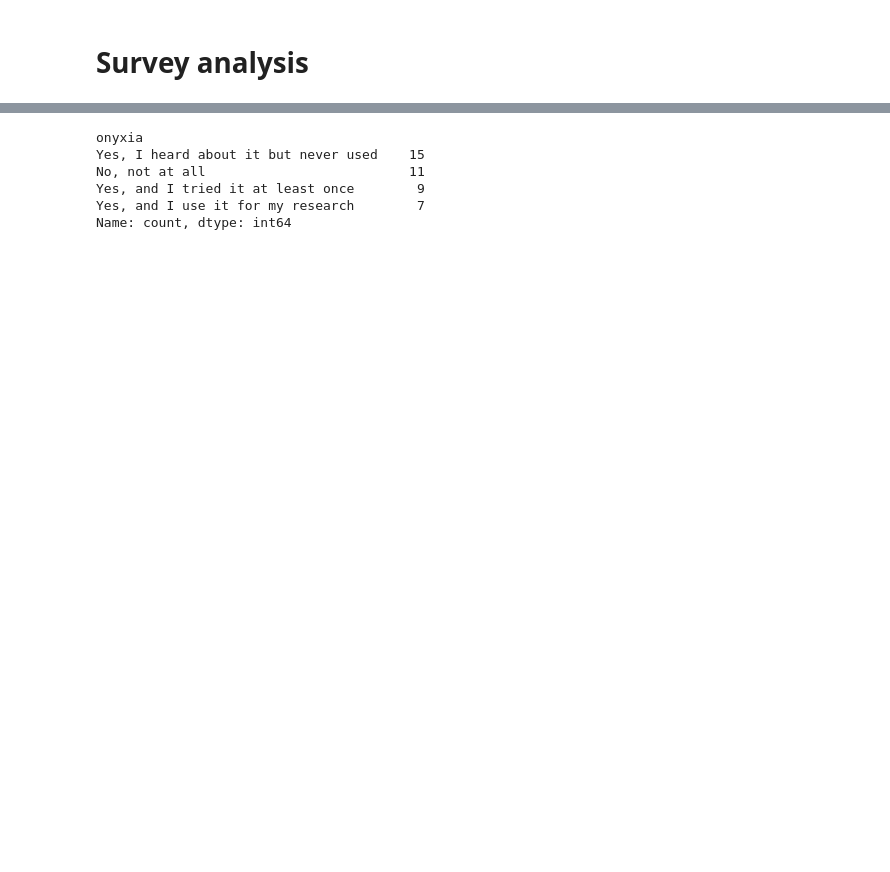
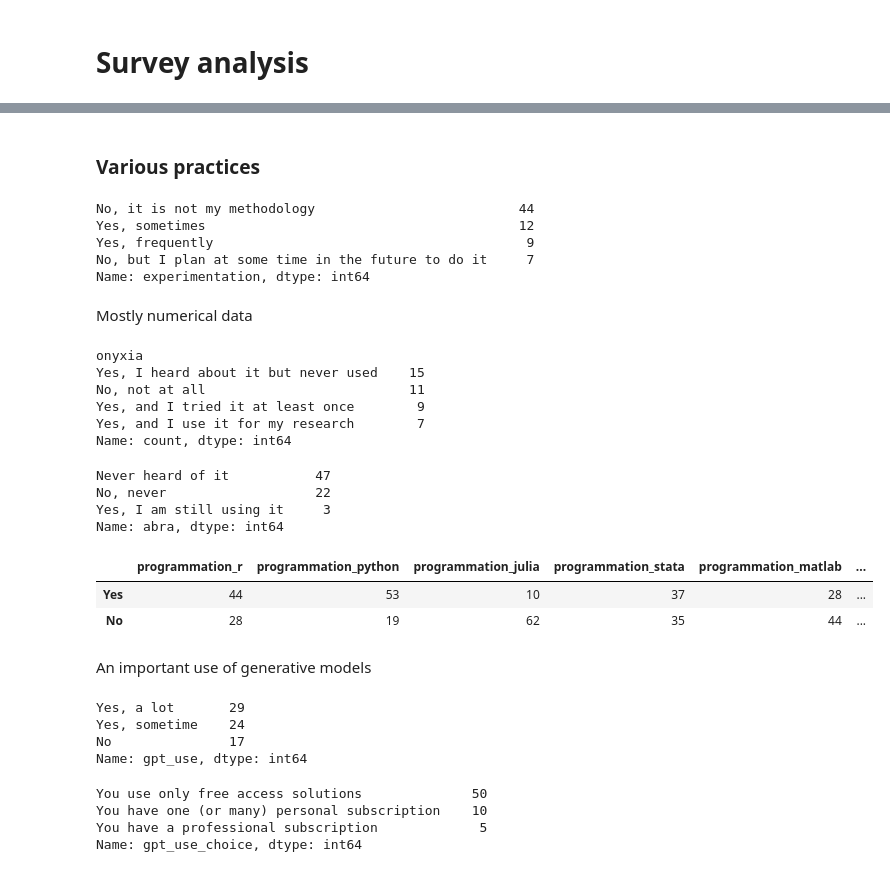
Before and after one commit to emilienschultz/survey-software-crest, a Jupyter notebook: notebooks/Analyze.ipynb, the cells around one changed output, grey strips where cells are left out. Drawn from its saved outputs; the diff is of its cells as text; code cells hidden in the pictures; blank space fills up the shorter version.

```diff
--- a/notebooks/Analyze.ipynb
+++ b/notebooks/Analyze.ipynb
@@ -78,3 +291,15 @@ Name: essential_software, dtype: object
+# %% [markdown]
+### Various practices
+# %%
+df["experimentation"].value_counts()
+# %% [output]
+No, it is not my methodology                          44
+Yes, sometimes                                        12
+Yes, frequently                                        9
+No, but I plan at some time in the future to do it     7
+Name: experimentation, dtype: int64
+# %% [markdown]
+Mostly numerical data
 # %%
 df["onyxia"].value_counts()
 # %% [output]
@@ -84,3 +309,32 @@ No, not at all                          11
 Yes, and I tried it at least once        9
 Yes, and I use it for my research        7
 Name: count, dtype: int64
+# %%
+df["abra"].value_counts()
+# %% [output]
+Never heard of it           47
+No, never                   22
+Yes, I am still using it     3
+Name: abra, dtype: int64
+# %%
+pd.concat({v:df[v].value_counts() for v in ["programmation_r", "programmation_python", "programmation_julia", "programmation_stata", "programmation_matlab", "programmation_sas"]}, axis=1)
+# %% [output]
+|  | programmation_r | programmation_python | programmation_julia | programmation_stata | programmation_matlab | ... |
+| Yes | 44 | 53 | 10 | 37 | 28 | ... |
+| No | 28 | 19 | 62 | 35 | 44 | ... |
+# %% [markdown]
+An important use of generative models
+# %%
+df["gpt_use"].value_counts()
+# %% [output]
+Yes, a lot       29
+Yes, sometime    24
+No               17
+Name: gpt_use, dtype: int64
+# %%
+df["gpt_use_choice"].value_counts()
+# %% [output]
+You use only free access solutions              50
+You have one (or many) personal subscription    10
+You have a professional subscription             5
+Name: gpt_use_choice, dtype: int64
```
Also changed, not shown: parts of 56 cells of this notebook, 2 other files.
